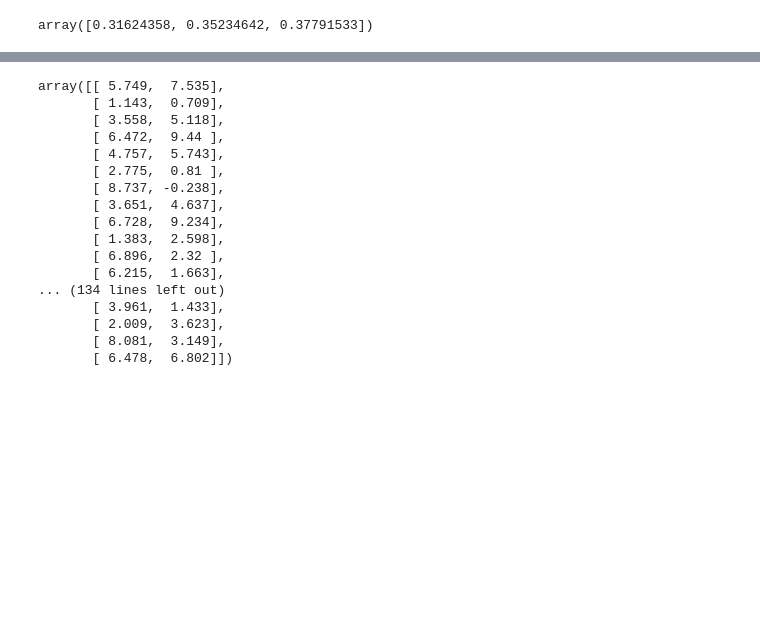
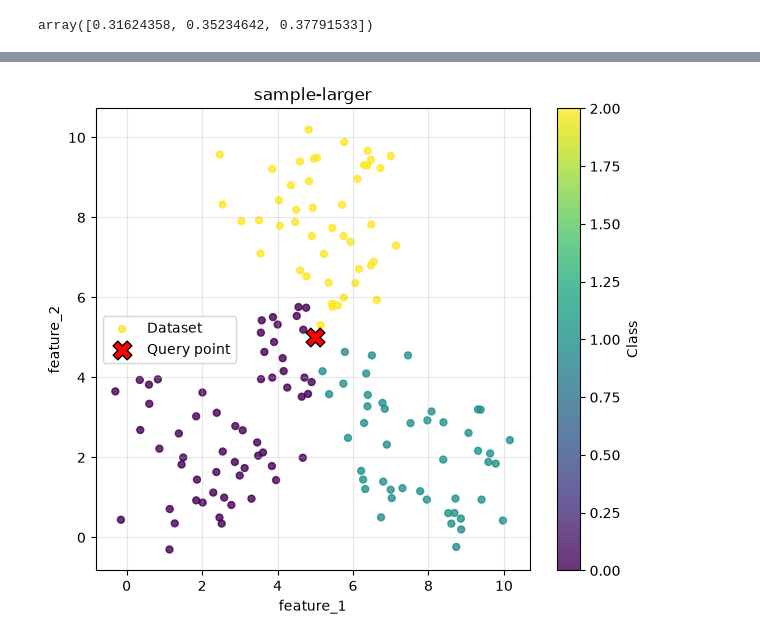
Before and after one commit to BasharMithan/kinlens, a Jupyter notebook: src/kinlens/notebooks/experments.ipynb, the cells around one changed output, grey strips where cells are left out. Drawn from its saved outputs; the diff is of its cells as text; code cells hidden in the pictures; blank space fills up the shorter version.

```diff
--- a/src/kinlens/notebooks/experments.ipynb
+++ b/src/kinlens/notebooks/experments.ipynb
@@ -51,20 +75,31 @@ prediction
 # %%
-dataset.x
+query_point = np.array([5.0, 5.0])
+
+plt.figure(figsize=(7, 6))
+scatter = plt.scatter(
+    dataset.x[:, 0],
+    dataset.x[:, 1],
+    c=dataset.y,
+    cmap="viridis",
+    s=25,
+    alpha=0.8,
+    label="Dataset",
+)
+plt.scatter(
+    query_point[0],
+    query_point[1],
+    marker="X",
+    s=180,
+    c="red",
+    edgecolors="black",
+    label="Query point",
+)
+plt.xlabel(dataset.features[0])
+plt.ylabel(dataset.features[1])
+plt.title(dataset.name)
+plt.colorbar(scatter, label="Class")
+plt.legend()
+plt.grid(True, alpha=0.3)
+plt.show()
 # %% [output]
-array([[ 5.749,  7.535],
-       [ 1.143,  0.709],
-       [ 3.558,  5.118],
-       [ 6.472,  9.44 ],
-       [ 4.757,  5.743],
-       [ 2.775,  0.81 ],
-       [ 8.737, -0.238],
-       [ 3.651,  4.637],
-       [ 6.728,  9.234],
-       [ 1.383,  2.598],
-       [ 6.896,  2.32 ],
-       [ 6.215,  1.663],
-... (134 lines left out)
-       [ 3.961,  1.433],
-       [ 2.009,  3.623],
-       [ 8.081,  3.149],
-       [ 6.478,  6.802]])
+[figure, added]
```
Also changed, not shown: parts of 7 cells of this notebook, 5 other files.
